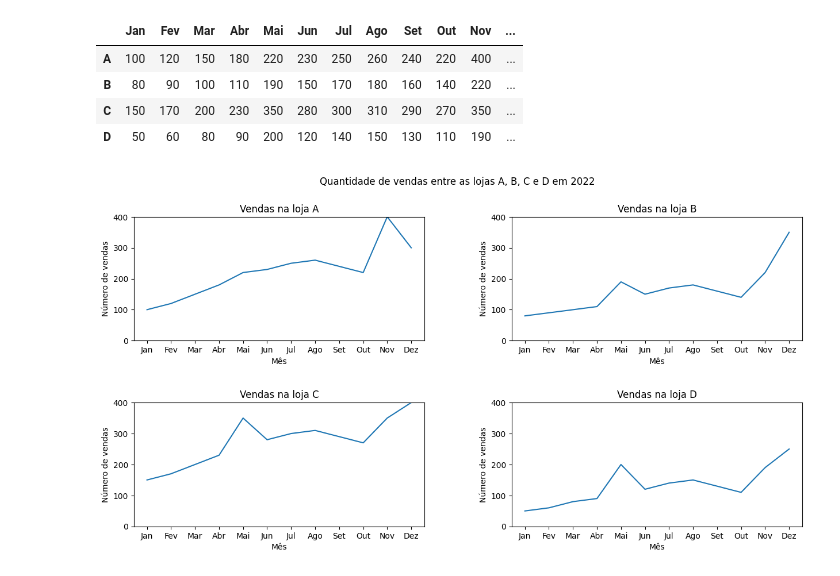
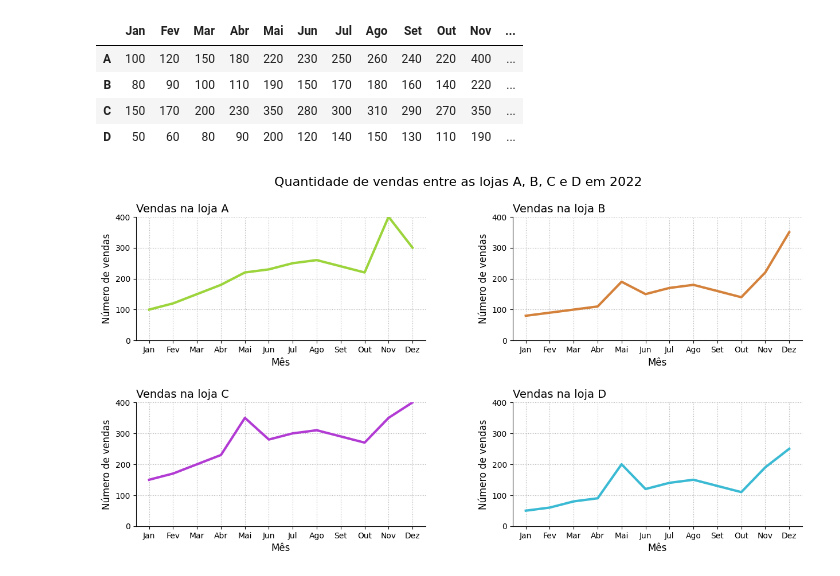
Before and after one commit to strawndri/python-ds-data-visualization-graficos-bibliotecas, a Jupyter notebook: Desafios.ipynb, the cells around one changed output. Saved outputs shown, nothing was run; the diff lists cells and outputs as text; code cells hidden in the pictures.

```diff
--- a/Desafios.ipynb
+++ b/Desafios.ipynb
@@ -219,24 +219,39 @@ df
 | C | 150 | 170 | 200 | 230 | 350 | 280 | 300 | 310 | 290 | 270 | 350 | ... |
 | D | 50 | 60 | 80 | 90 | 200 | 120 | 140 | 150 | 130 | 110 | 190 | ... |
 # %%
-fig, axs = plt.subplots(2, 2, figsize = (15, 7))
-fig.subplots_adjust(hspace = 0.5, wspace = 0.3)
-fig.suptitle('Quantidade de vendas entre as lojas A, B, C e D em 2022')
-
-for i, ax in enumerate(axs.flat):
-  ax.plot(df.loc[df.index[i]])
-  ax.set_title(f'Vendas na loja {df.index[i]}')
-
-for ax in axs.flat:
-  ax.set_xlabel('Mês')
-  ax.set_ylabel('Número de vendas')
-
+# variáveis
+palette = ['#9CD43B', '#D4823B', '#B23BD4', '#3BBAD4']
 ymin = 0
 ymax = 400
 
+# criação da figura
+fig, axs = plt.subplots(2, 2, figsize = (15, 7))
+
+# disposição dos subplots
+fig.subplots_adjust(hspace = 0.5, wspace = 0.3)
+
+# definição do título geral da figura
+fig.suptitle('Quantidade de vendas entre as lojas A, B, C e D em 2022', fontsize=16)
+
+# loop para percorrer todos os plots da figura
+for i, ax in enumerate(axs.flat):
+  ax.plot(df.loc[df.index[i]], lw=3, color=palette[i])
+
+  # definição de títulos e labels
+  ax.set_title(f'Vendas na loja {df.index[i]}', fontsize=14, loc='left')
+  ax.set_xlabel('Mês', fontsize=12)
+  ax.set_ylabel('Número de vendas', fontsize=12)
+
+  # remove as bordas superior e direita dos gráficos
+  ax.spines['top'].set_visible(False)
+  ax.spines['right'].set_visible(False)
+
+  ax.grid(linestyle=':')
+
+# loop para atualizar a escala do eixo Y de todos os gráficos
 for ax in axs.ravel():
   ax.set_ylim(ymin, ymax)
 
 plt.show()
 # %% [output]
-[figure, old version]
+[figure, new version]
```
